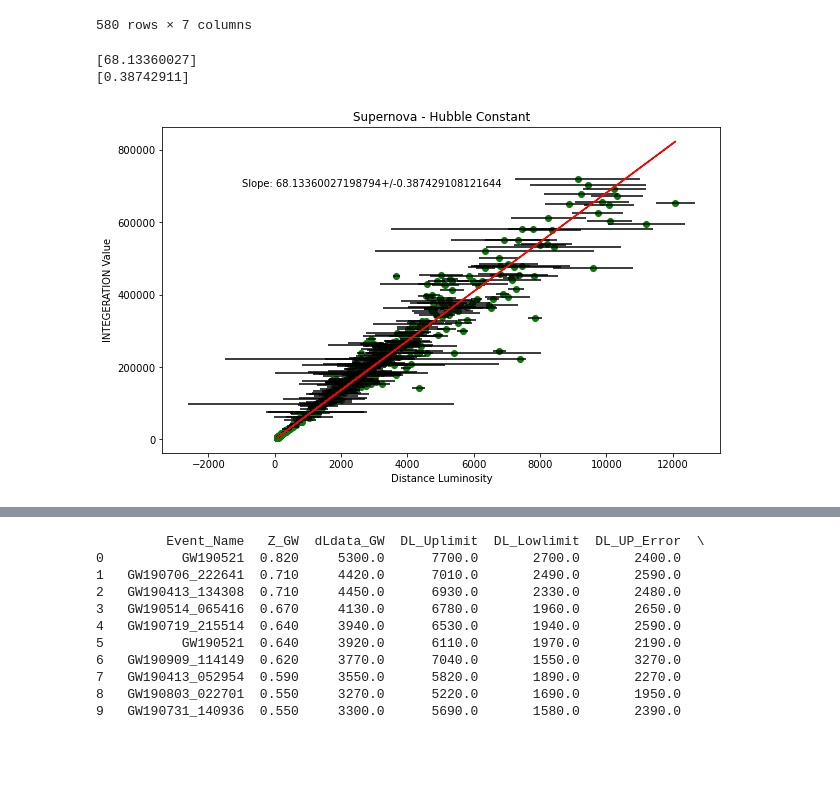
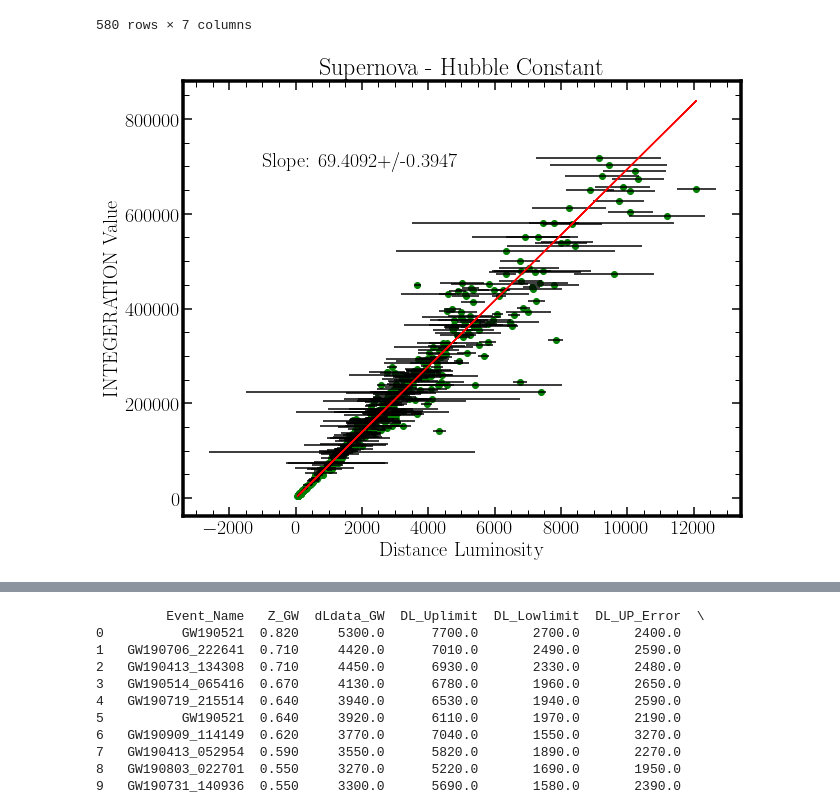
Before and after one commit to AshleyChraya/HubbleConstant-ConstraintsForVCG, a Jupyter notebook: Python Codes/H0 using GWTC3.ipynb, the cells around one changed output, grey strips where cells are left out. Cells and saved outputs as stored; diff of their text form; code cells hidden in the pictures; blank space fills up the shorter version.

Commit message:
added .mplstylefile and make yerr in curve_fit and got H0 value. Trying H0 value by chi_sq but fail

```diff
--- a/Python Codes/H0 using GWTC3.ipynb
+++ b/Python Codes/H0 using GWTC3.ipynb
@@ -12,6 +12,7 @@ plt.rcParams["figure.figsize"] = (10,6)
 from matplotlib.patches import Ellipse
 import matplotlib.transforms as transforms
 from scipy.optimize import curve_fit
+plt.style.use('/root/Github_Repos/HubbleConstant-ConstraintsForVCG/standard.mplstyle')
 # %% [markdown]
 Importing data
 # %%
@@ -24,18 +25,22 @@ dldataSN=np.zeros(len(z))
 error= np.zeros(len(z))
 dlerror= np.zeros(len(z))
 c=f=e=0
+
+for (i,j) in zip(dm,errdm):
+  error[f]+= 10**((i+j)/5+1)/10**6
+  f+=1
+
+dlabel = 'SCP_2.1'
+label = {"Z_SN":z,"DMdata_SN":dm,"Error_DM_SN":errdm}
+data_SN=pd.DataFrame(label)
 for i in data_SN.DMdata_SN:
   dldataSN[c]+=10**((i/5)+1)/1000000
   c=c+1
-for (i,j) in zip(dm,errdm):
-  error[f]+= 10**((i+j)/5+1)/10**6
-  f+=1
 for (i,j) in zip(dldataSN,error):
     dlerror[e]+=j-i
     e+=1
-dlabel = 'SCP_2.1'
-label = {"Z_SN":z,"DMdata_SN":dm,"Error_DM_SN":errdm, "dLdata_SN":dldataSN,"Error_DL_SN":dlerror}
-data_SN=pd.DataFrame(label)
+data_SN["dLdata_SN"]=dldataSN
+data_SN["Error_DL_SN"]=dlerror
 print(data_SN)
 len(z)
 # %% [output]
@@ -146,30 +151,28 @@ sort_data_SN
 # %%
 a=0
 e = np.repeat(100, len(z))
 INT=np.zeros(len(z))
 def func(x,m):
-    return m*x
+    return x/m
 for redshift in data_SN.Z_SN:
   g = quad(int_func,0,redshift)
   INT[a]+=(1+redshift)*g[0]*(300000)
   a=a+1
-popt, pcov=curve_fit(func,data_SN.dLdata_SN,X,sigma=sort_data_SN.Error_DL_SN)
-print(popt)
+popt, pcov=curve_fit(func,INT,data_SN.dLdata_SN,sigma=sort_data_SN.Error_DL_SN)
+p=format(popt[0],'.4f')
 err=pcov[0]**.5
-print(err)
+err1=format(err[0],'.4f')
 f=popt*data_SN.dLdata_SN
 plt.xlabel("Distance Luminosity")
 plt.ylabel("INTEGERATION Value")
 plt.title("Supernova - Hubble Constant")
 plt.scatter(data_SN.dLdata_SN,INT,color='green')
 plt.errorbar(data_SN.dLdata_SN,INT,xerr=sort_data_SN.Error_DL_SN,fmt=' ',ecolor='black', label='error')
 plt.plot(data_SN.dLdata_SN,f,color='red')
-plt.text(-1000,700000,"Slope: "+str(popt[0])+"+/-"+str(err[0]))
+plt.text(-1000,700000,"Slope: "+str(p)+"+/-"+str(err1))
 plt.show()
 # %% [output]
-[68.13360027]
-[0.38742911]
-[figure, old version]
+[figure, new version]
 # %%
 plt.xlabel("Redshifts")
 plt.ylabel("HUbble constant")
```
Also changed, not shown: parts of 15 cells of this notebook, 4 other files.
